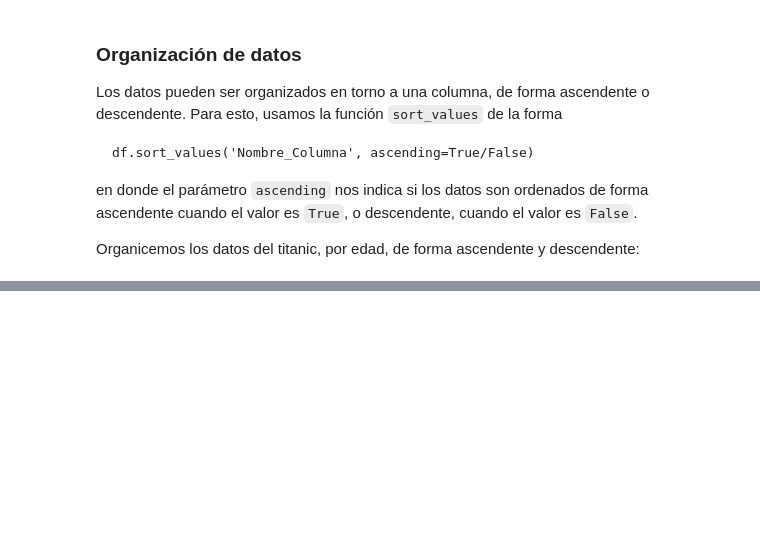
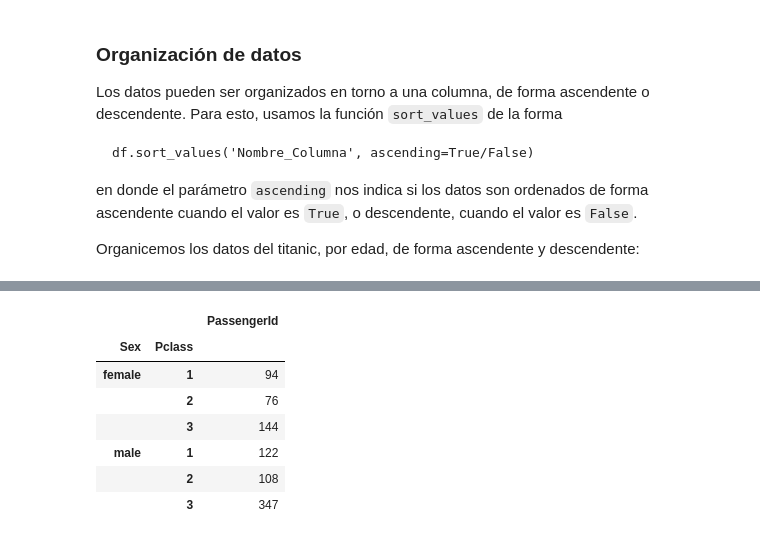
Before and after one commit to ssanchezgoe/curso_deep_learning_economia, a Jupyter notebook: NBs_Google_Colab/DL_S02_Pandas_Data_Wrangling.ipynb, the cells around one changed output, grey strips where cells are left out. Saved outputs shown, nothing was run; the diff lists cells and outputs as text; code cells hidden in the pictures; blank space fills up the shorter version.

```diff
--- a/NBs_Google_Colab/DL_S02_Pandas_Data_Wrangling.ipynb
+++ b/NBs_Google_Colab/DL_S02_Pandas_Data_Wrangling.ipynb
@@ -553,0 +697,11 @@ df.sort_values('Age', ascending=False).head(15)
+# %%
+df.groupby(['Sex','Pclass'])[['PassengerId']].count()
+# %% [output]
+|  |  | PassengerId |
+| Sex | Pclass |  |
+| female | 1 | 94 |
+|  | 2 | 76 |
+|  | 3 | 144 |
+| male | 1 | 122 |
+|  | 2 | 108 |
+|  | 3 | 347 |
```
Also changed, not shown: parts of 15 cells of this notebook.
